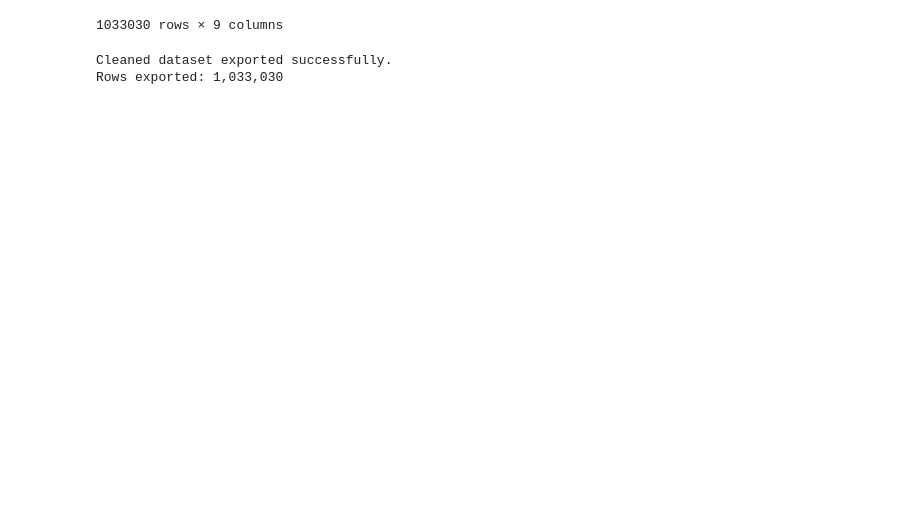
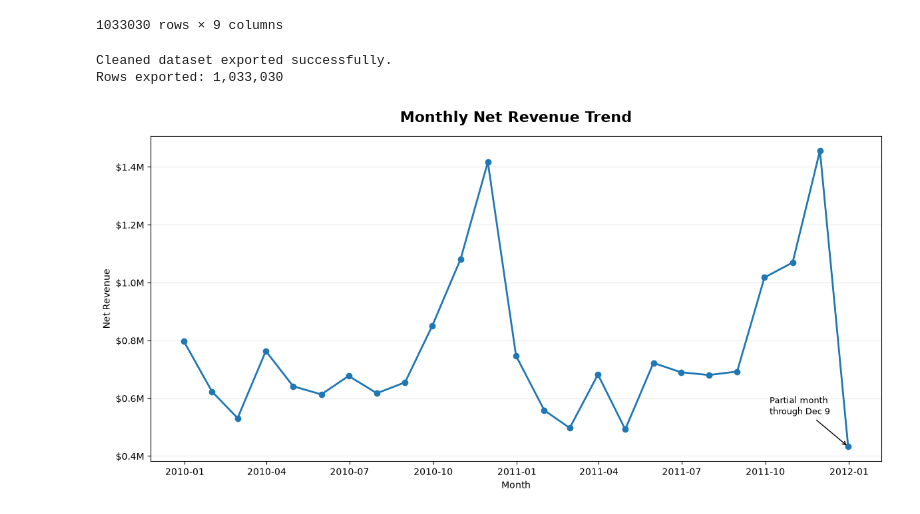
Before and after one commit to Bianka1990Bianka/ecommerce-customer-analytics, a Jupyter notebook: notebooks/01_data_quality_and_cleaning.ipynb, the cells around one changed output. Cells and saved outputs as stored; diff of their text form; code cells hidden in the pictures; blank space fills up the shorter version.

Commit message:
Add portfolio visualizations and update README

```diff
--- a/notebooks/01_data_quality_and_cleaning.ipynb
+++ b/notebooks/01_data_quality_and_cleaning.ipynb
@@ -1256,3 +1256,63 @@ print(f"Rows exported: {len(df_clean):,}")
 # %% [output]
 Cleaned dataset exported successfully.
 Rows exported: 1,033,030
+# %%
+import matplotlib.pyplot as plt
+import pandas as pd
+
+# Prepare monthly revenue data
+monthly_revenue = (
+    df_clean
+    .set_index("InvoiceDate")
+    .resample("ME")["Revenue"]
+    .sum()
+)
+
+# Create portfolio-quality visualization
+fig, ax = plt.subplots(figsize=(12, 6))
+
+ax.plot(
+    monthly_revenue.index,
+    monthly_revenue.values,
+    marker="o",
+    linewidth=2
+)
+
+ax.set_title(
+    "Monthly Net Revenue Trend",
+    fontsize=16,
+    fontweight="bold",
+    pad=15
+)
+
+ax.set_xlabel("Month")
+ax.set_ylabel("Net Revenue")
+
+ax.grid(axis="y", alpha=0.25)
+
+# Format revenue axis as dollars in millions
+ax.yaxis.set_major_formatter(
+    lambda x, pos: f"${x/1_000_000:.1f}M"
+)
+
+# Note that December 2011 is incomplete
+ax.annotate(
+    "Partial month\nthrough Dec 9",
+    xy=(monthly_revenue.index[-1], monthly_revenue.iloc[-1]),
+    xytext=(-85, 35),
+    textcoords="offset points",
+    arrowprops=dict(arrowstyle="->"),
+    fontsize=9
+)
+
+plt.tight_layout()
+
+plt.savefig(
+    "../images/monthly_revenue_trend.png",
+    dpi=300,
+    bbox_inches="tight"
+)
+
+plt.show()
+# %% [output]
+[figure, added]
```
Also changed, not shown: parts of 2 cells of this notebook, 4 other files.
